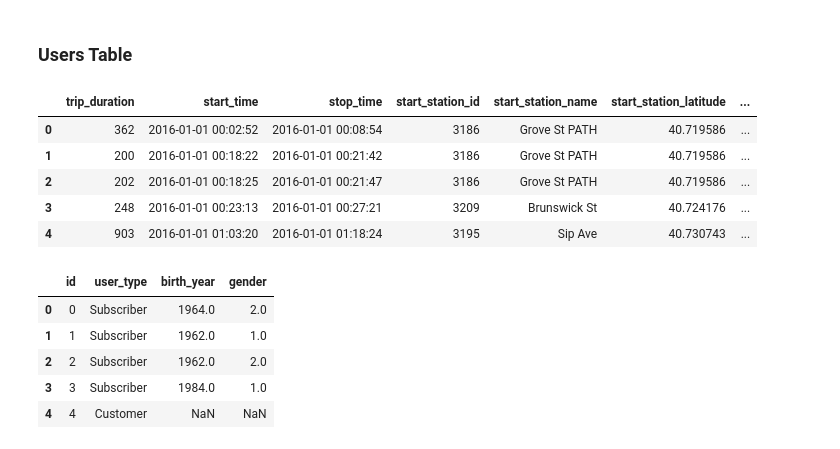
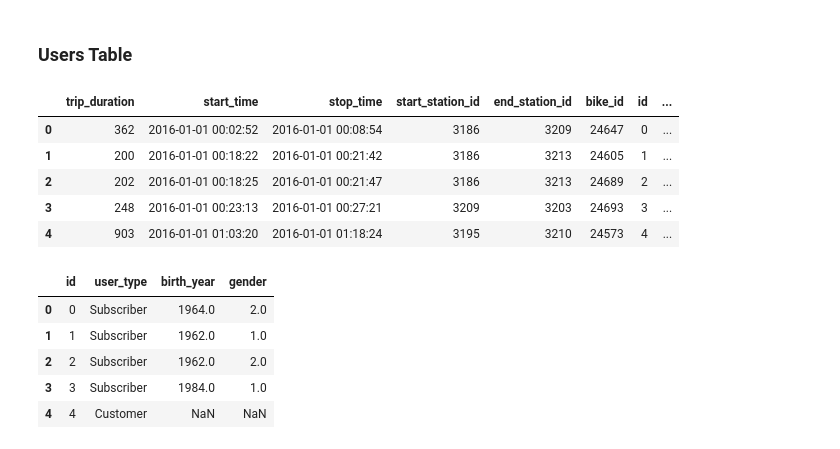
Before and after one commit to SereniT33/Codecademy_DE_Portfolio, a Jupyter notebook: bike-rental-data-management/bike-rental.ipynb, the cells around one changed output. Drawn from its saved outputs; the diff is of its cells as text; code cells hidden in the pictures.

Commit message:
Modify trips and users tables ond database

```diff
--- a/bike-rental-data-management/bike-rental.ipynb
+++ b/bike-rental-data-management/bike-rental.ipynb
@@ -479,23 +479,24 @@ trips.head()
 # %%
 # create a users table with all the unique demographics in the df_bike dataset
 users = pd.DataFrame
 users = df_bike[['user_type','birth_year','gender']].drop_duplicates(subset=['user_type','birth_year','gender']).reset_index(drop=True)
 users['user_id'] = users.index
 
 # add user_id key to a trips table
 trips = df_bike.merge(users, on=['user_type','birth_year','gender']).sort_values(by='id').reset_index(drop=True)
 
 # drop the demographic info from the trips table
-trips = trips.drop(['user_type','birth_year','gender'],axis=1)
-
+trips = trips.drop(['user_type','birth_year','gender', 'start_station_name', 'start_station_latitude'
+                   , 'start_station_longitude', 'end_station_name', 'end_station_latitude', 'end_station_longitude'],axis=1)
+trips['user_id'] = trips['user_id'].astype('int64')
 trips.head()
 # %% [output]
-|  | trip_duration | start_time | stop_time | start_station_id | start_station_name | start_station_latitude | ... |
-| 0 | 362 | 2016-01-01 00:02:52 | 2016-01-01 00:08:54 | 3186 | Grove St PATH | 40.719586 | ... |
-| 1 | 200 | 2016-01-01 00:18:22 | 2016-01-01 00:21:42 | 3186 | Grove St PATH | 40.719586 | ... |
-| 2 | 202 | 2016-01-01 00:18:25 | 2016-01-01 00:21:47 | 3186 | Grove St PATH | 40.719586 | ... |
-| 3 | 248 | 2016-01-01 00:23:13 | 2016-01-01 00:27:21 | 3209 | Brunswick St | 40.724176 | ... |
-| 4 | 903 | 2016-01-01 01:03:20 | 2016-01-01 01:18:24 | 3195 | Sip Ave | 40.730743 | ... |
+|  | trip_duration | start_time | stop_time | start_station_id | end_station_id | bike_id | id | ... |
+| 0 | 362 | 2016-01-01 00:02:52 | 2016-01-01 00:08:54 | 3186 | 3209 | 24647 | 0 | ... |
+| 1 | 200 | 2016-01-01 00:18:22 | 2016-01-01 00:21:42 | 3186 | 3213 | 24605 | 1 | ... |
+| 2 | 202 | 2016-01-01 00:18:25 | 2016-01-01 00:21:47 | 3186 | 3213 | 24689 | 2 | ... |
+| 3 | 248 | 2016-01-01 00:23:13 | 2016-01-01 00:27:21 | 3209 | 3203 | 24693 | 3 | ... |
+| 4 | 903 | 2016-01-01 01:03:20 | 2016-01-01 01:18:24 | 3195 | 3210 | 24573 | 4 | ... |
 # %%
 # change the name of user_id column in users table to id
 users.rename(columns={'user_id':'id'}, inplace=True)
```
Also changed, not shown: parts of 2 cells of this notebook.
